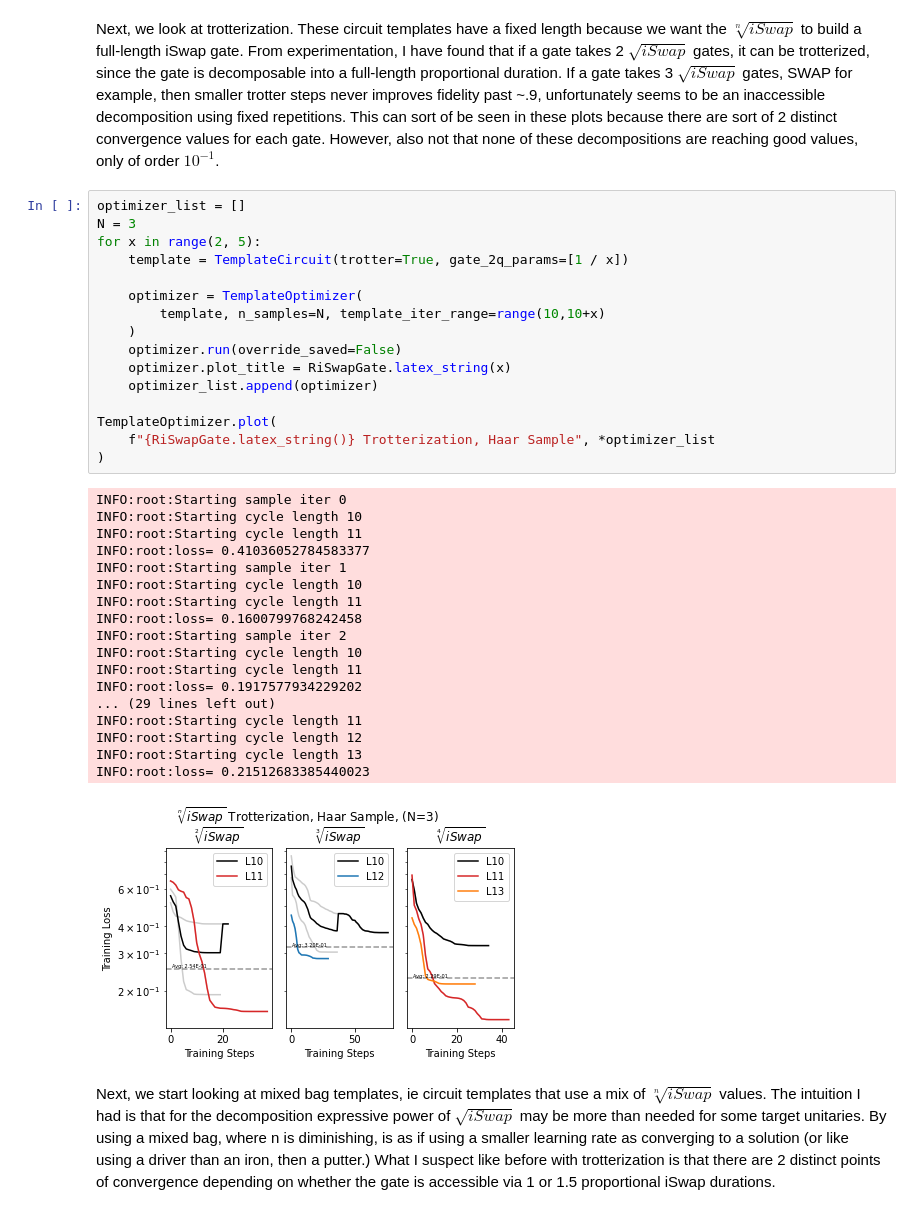
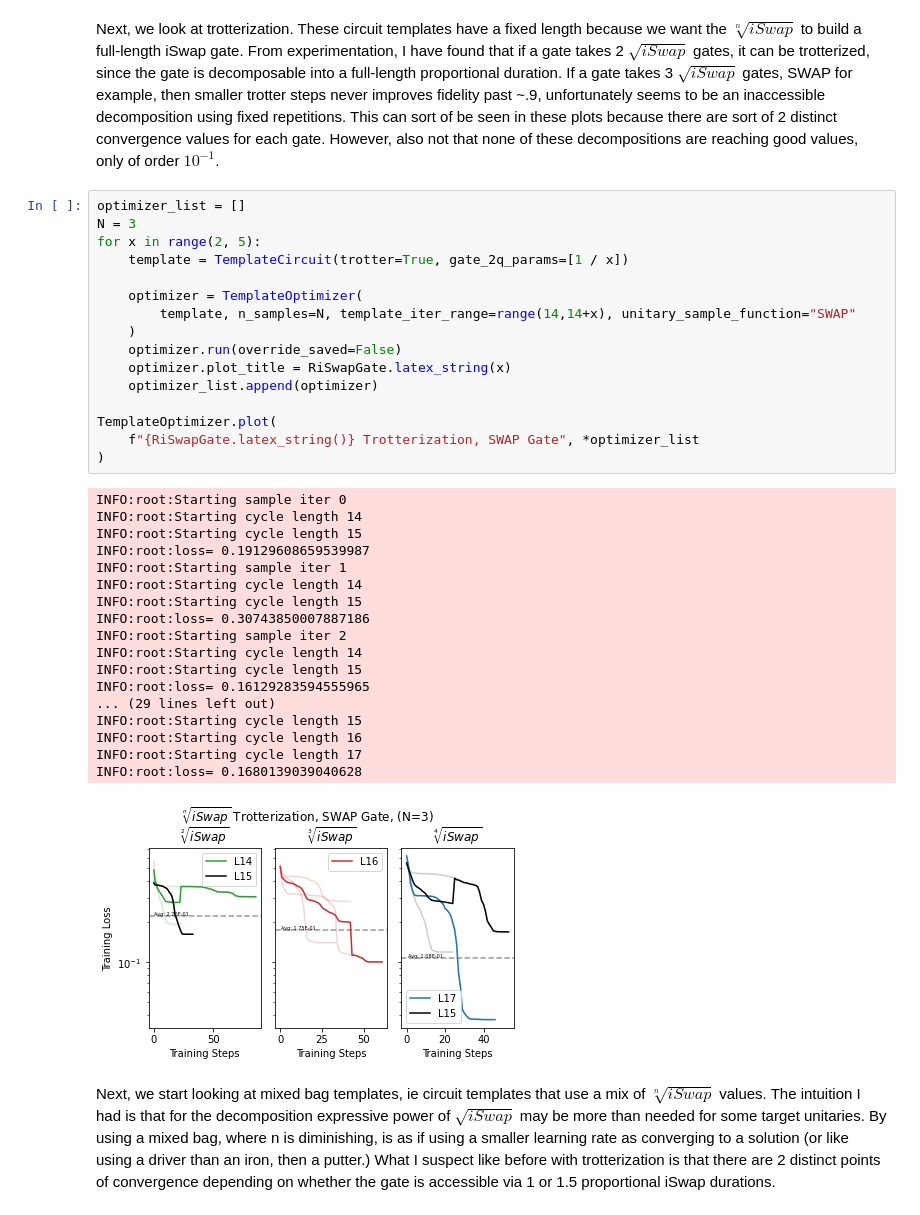
Before and after one commit to Pitt-JonesLab/slam_decomposition, a Jupyter notebook: nuop.ipynb, the cells around one changed output. Drawn from its saved outputs; the diff is of its cells as text.

```diff
--- a/nuop.ipynb
+++ b/nuop.ipynb
@@ -780,38 +770,38 @@ Next, we look at trotterization. These circuit templates have a fixed length bec
 # %%
 optimizer_list = []
 N = 3
 for x in range(2, 5):
     template = TemplateCircuit(trotter=True, gate_2q_params=[1 / x])
 
     optimizer = TemplateOptimizer(
-        template, n_samples=N, template_iter_range=range(10,10+x)
+        template, n_samples=N, template_iter_range=range(14,14+x), unitary_sample_function="SWAP"
     )
     optimizer.run(override_saved=False)
     optimizer.plot_title = RiSwapGate.latex_string(x)
     optimizer_list.append(optimizer)
 
 TemplateOptimizer.plot(
-    f"{RiSwapGate.latex_string()} Trotterization, Haar Sample", *optimizer_list
+    f"{RiSwapGate.latex_string()} Trotterization, SWAP Gate", *optimizer_list
 )
 # %% [output]
 INFO:root:Starting sample iter 0
-INFO:root:Starting cycle length 10
-INFO:root:Starting cycle length 11
-INFO:root:loss= 0.41036052784583377
+INFO:root:Starting cycle length 14
+INFO:root:Starting cycle length 15
+INFO:root:loss= 0.19129608659539987
 INFO:root:Starting sample iter 1
-INFO:root:Starting cycle length 10
-INFO:root:Starting cycle length 11
-INFO:root:loss= 0.1600799768242458
+INFO:root:Starting cycle length 14
+INFO:root:Starting cycle length 15
+INFO:root:loss= 0.30743850007887186
 INFO:root:Starting sample iter 2
-INFO:root:Starting cycle length 10
-INFO:root:Starting cycle length 11
-INFO:root:loss= 0.1917577934229202
+INFO:root:Starting cycle length 14
+INFO:root:Starting cycle length 15
+INFO:root:loss= 0.16129283594555965
 ... (29 lines left out)
-INFO:root:Starting cycle length 11
-INFO:root:Starting cycle length 12
-INFO:root:Starting cycle length 13
-INFO:root:loss= 0.21512683385440023
+INFO:root:Starting cycle length 15
+INFO:root:Starting cycle length 16
+INFO:root:Starting cycle length 17
+INFO:root:loss= 0.1680139039040628
-[figure, old version]
+[figure, new version]
 # %% [markdown]
 Next, we start looking at mixed bag templates, ie circuit templates that use a mix of $\sqrt[n]{iSwap}$ values. The intuition I had is that for the decomposition expressive power of $\sqrt{iSwap}$ may be more than needed for some target unitaries. By using a mixed bag, where n is diminishing, is as if using a smaller learning rate as converging to a solution (or like using a driver than an iron, then a putter.) What I suspect like before with trotterization is that there are 2 distinct points of convergence depending on whether the gate is accessible via 1 or 1.5 proportional iSwap durations.
 # %%
```
Also changed, not shown: parts of 6 cells of this notebook, 20 other files.
